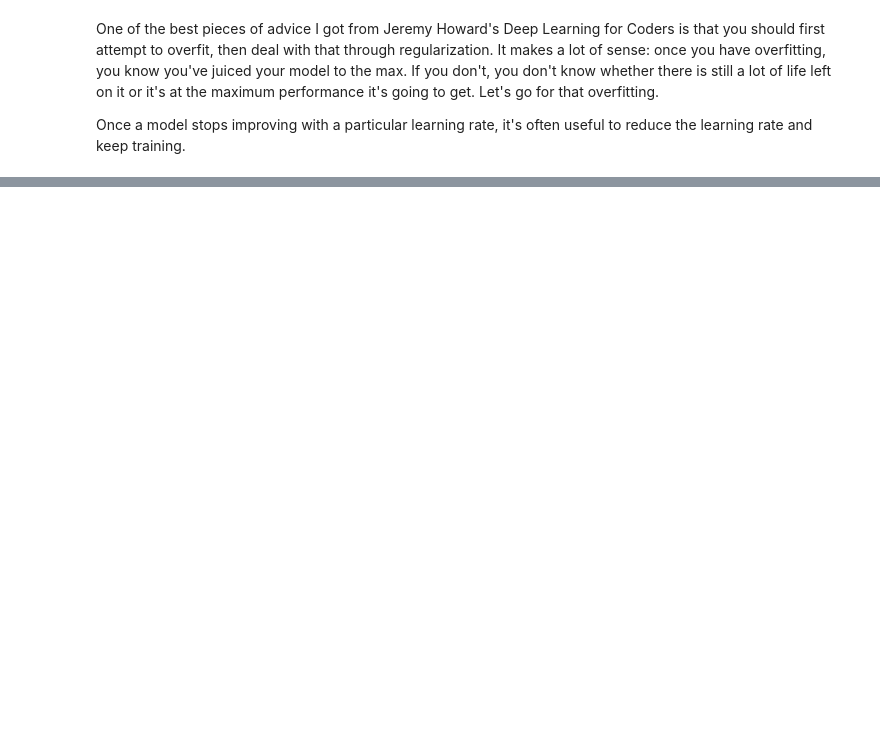
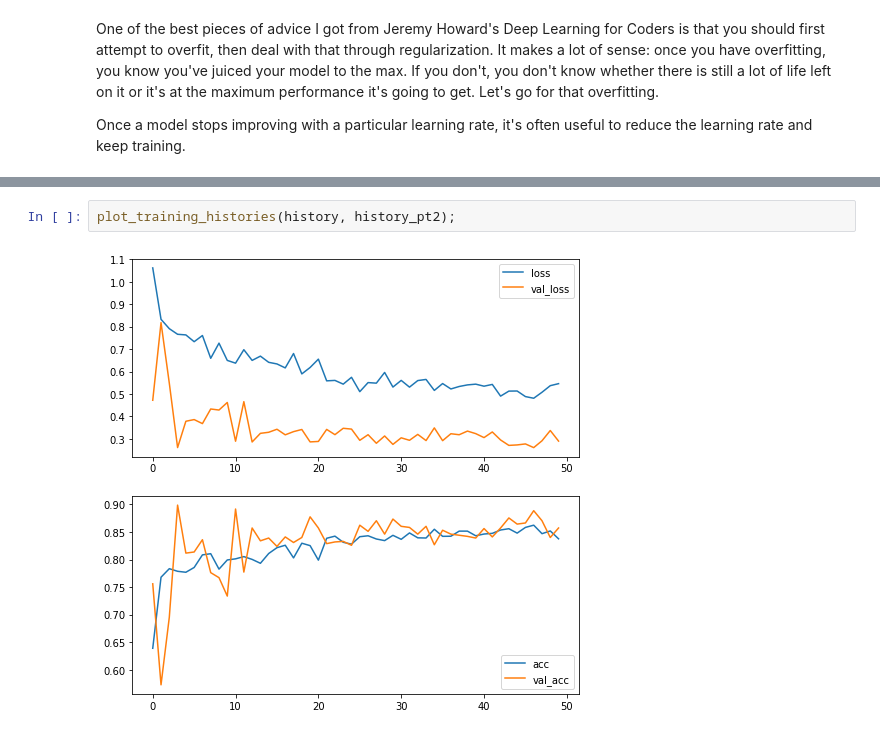
Before and after one commit to danimateos/hotdog-nohotdog, a Jupyter notebook: 04-Improving_our_thingy.ipynb, the cells around one changed output, grey strips where cells are left out. Drawn from its saved outputs; the diff is of its cells as text; blank space fills up the shorter version.

```diff
--- a/04-Improving_our_thingy.ipynb
+++ b/04-Improving_our_thingy.ipynb
@@ -261,3 +245,7 @@ Epoch 30/30
+# %%
+plot_training_histories(history, history_pt2);
+# %% [output]
+[figure, added]
 # %%
 ax, precision, recall = plot_confusion_matrix(my_3rd_cnn, validation_generator_noshuffle)
 print(precision, recall)
```
Also changed, not shown: parts of 13 cells of this notebook.
